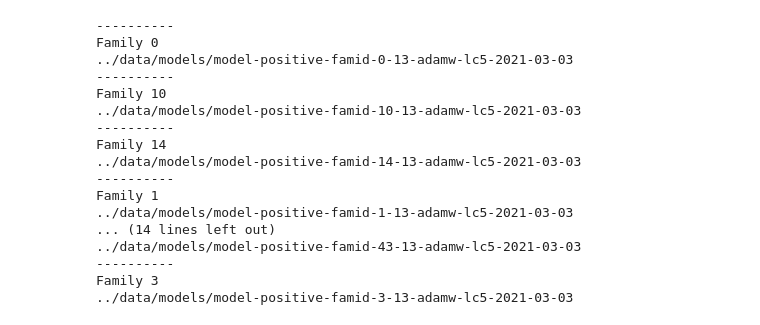
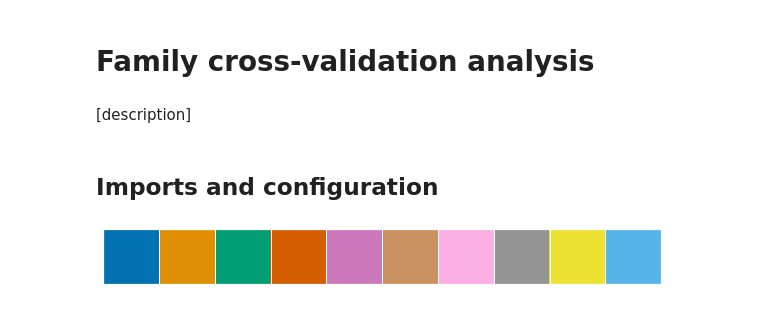
Before and after one commit to zgcarvalho/diabnet, a Jupyter notebook: notebooks/04-family-cross-validation.ipynb, the cells around one changed output. Cells and saved outputs as stored; diff of their text form; code cells hidden in the pictures.

```diff
--- a/notebooks/04-family-cross-validation.ipynb
+++ b/notebooks/04-family-cross-validation.ipynb
@@ -10,0 +1,6 @@ from diabnet.ensemble import Ensemble
+# %% [markdown]
+# Family cross-validation analysis
+# %% [markdown]
+[description]
+# %% [markdown]
+## Imports and configuration
@@ -11,10 +20,25 @@ from diabnet.ensemble import Ensemble
 # %%
-import numpy as np
-import pandas as pd
-import seaborn as sns
-import matplotlib.pyplot as plt
-import warnings
+# Configuring IPython
+%load_ext autoreload
+%autoreload 2
+
+# Configuring matplotlib
+%matplotlib inline
+
+# Configuring warnings
 warnings.simplefilter(action='ignore', category=FutureWarning)
+
+# Configuring color palette
+sns.set()
+colors = sns.color_palette("colorblind")
+sns.palplot(colors)
 sns.set_style("whitegrid")
 sns.set_style("ticks",{'axes.grid': True,'grid.color': '.95', 'grid.linestyle': '-', 'grid.zorder': 0})
-# sns.set_style("ticks", {"ytick.major.size": 8})
+
+# Save plots to files
+SAVE = True
+
+# Verbosity
+VERBOSE = False
+# %% [output]
+[figure, added]
@@ -23,37 +44,0 @@ metrics = {}
-# %%
-for i in [0,10,14,1,30,32,7,33,43,3]:
-    print('-'*10)
-    print(f'Family {i}')
-    name = f'fam_{i}'
-#     ensemble = Ensemble(f'../data/models/model-3-soft-label-age-positives-500-dropout0-bn-decay-flood-hyperopt-ax-batch256-adamw-lc1-famid-{i}-2020-12-02')
-    ensemble = Ensemble(f'../data/models/model-positive-famid-{i}-13-adamw-lc5-2021-03-03')
-    r = report_ensemble.DiabNetReport(ensemble, f"famid_{i}_positivo_1000_random_0.csv", use_negatives=False)
-    metrics[name] = {}
-    metrics[name]["auc"] = r.auc(bootnum=1000, interval='HDI')
-    metrics[name]["f1"] = r.f1(bootnum=1000, interval='HDI')
-    metrics[name]["acc"] = r.acc(bootnum=1000, interval='HDI')
-    metrics[name]["bacc"] = r.bacc(bootnum=1000, interval='HDI')
-    metrics[name]["precision"] = r.precision(bootnum=1000, interval='HDI')
-    metrics[name]["sensitivity"] = r.sensitivity(bootnum=1000, interval='HDI')
-    metrics[name]["specificity"] = r.specificity(bootnum=1000, interval='HDI')
-    metrics[name]["avgprec"] = r.average_precision(bootnum=1000, interval='HDI')
-    metrics[name]["ece"] = r.ece(bootnum=10000, interval='HDI')
-    metrics[name]["mce"] = r.mce(bootnum=10000, interval='HDI')
-# %% [output]
-----------
-Family 0
-../data/models/model-positive-famid-0-13-adamw-lc5-2021-03-03
-----------
-Family 10
-../data/models/model-positive-famid-10-13-adamw-lc5-2021-03-03
-----------
-Family 14
-../data/models/model-positive-famid-14-13-adamw-lc5-2021-03-03
-----------
-Family 1
-../data/models/model-positive-famid-1-13-adamw-lc5-2021-03-03
-... (14 lines left out)
-../data/models/model-positive-famid-43-13-adamw-lc5-2021-03-03
-----------
-Family 3
-../data/models/model-positive-famid-3-13-adamw-lc5-2021-03-03
```
Also changed, not shown: parts of 17 cells of this notebook, 5 other files.
